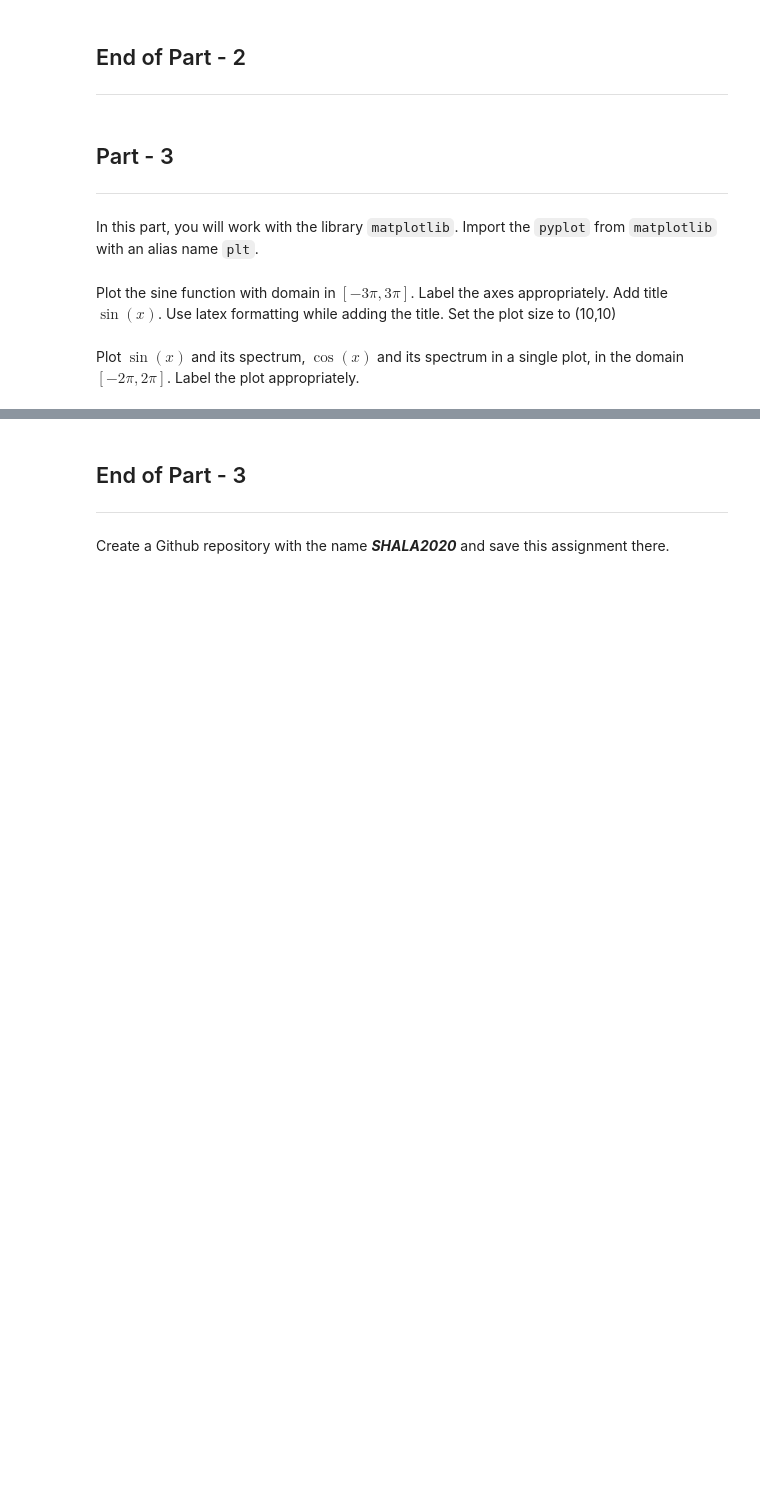
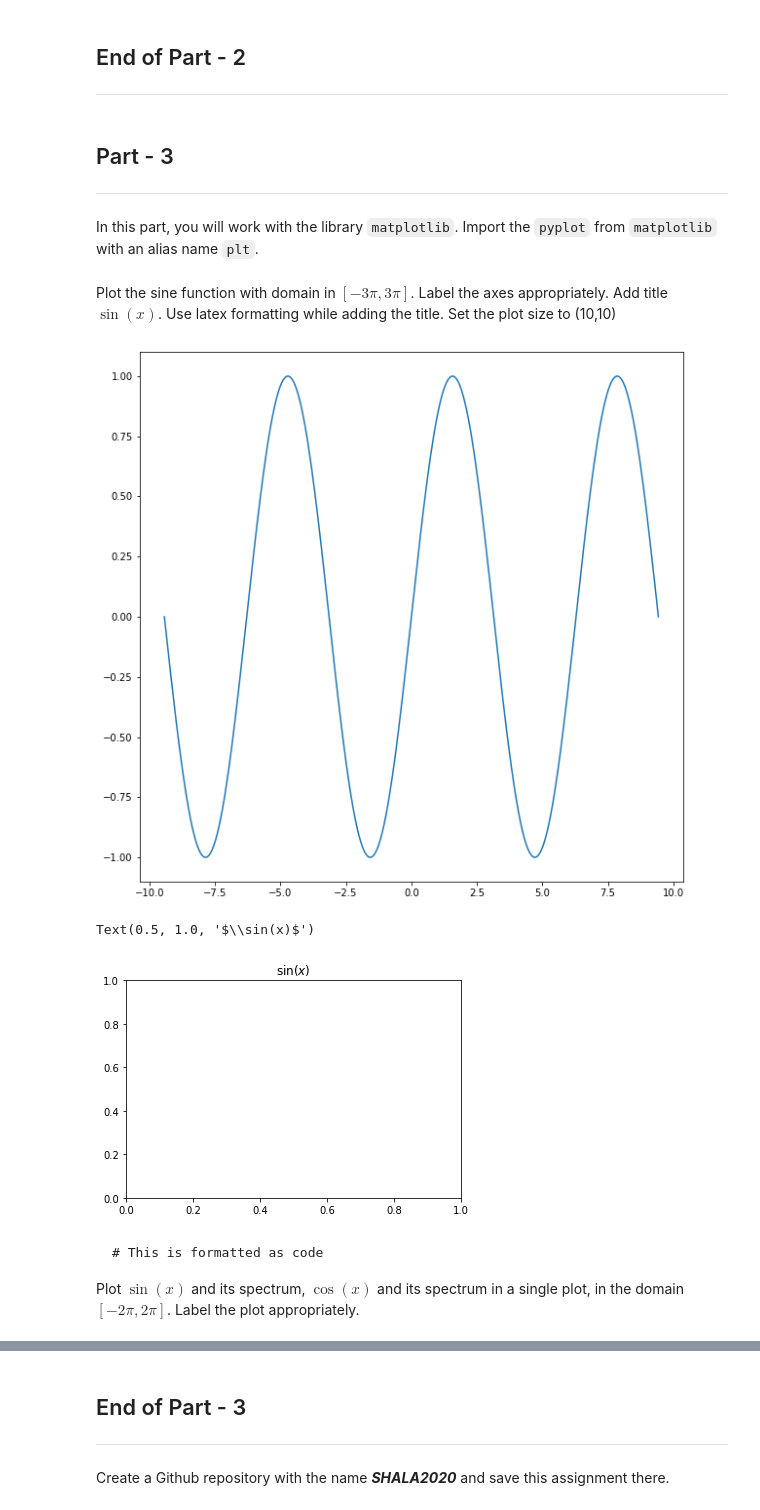
Before and after one commit to CSandyHub/SHALA2020, a Jupyter notebook: Assignment_1_DS.ipynb, the cells around one changed output, grey strips where cells are left out. Drawn from its saved outputs; the diff is of its cells as text; code cells hidden in the pictures; blank space fills up the shorter version.

````diff
--- a/Assignment_1_DS.ipynb
+++ b/Assignment_1_DS.ipynb
@@ -157,4 +408,22 @@
 # %% [markdown]
 Plot the sine function with domain in $[-3\pi,3\pi]$. Label the axes appropriately. Add title $\sin(x)$. Use latex formatting while adding the title. Set the plot size to (10,10)
+# %%
+x=np.linspace(-3*np.pi,3*np.pi,300)
+y=np.sin(x)
+plt.figure(figsize=(10,10))
+plt.plot(x,y)
+plt.show()
+
+plt.title(r'$\sin(x)$')
+# %% [output]
+[figure, added]
+Text(0.5, 1.0, '$\\sin(x)$')
+[figure, added]
 # %% [markdown]
+
+
+```
+# This is formatted as code
+```
+
 Plot $\sin(x)$ and its spectrum, $\cos(x)$ and its spectrum in a single plot, in the domain $[-2\pi,2\pi]$. Label the plot appropriately.
````
Also changed, not shown: parts of 21 cells of this notebook.
